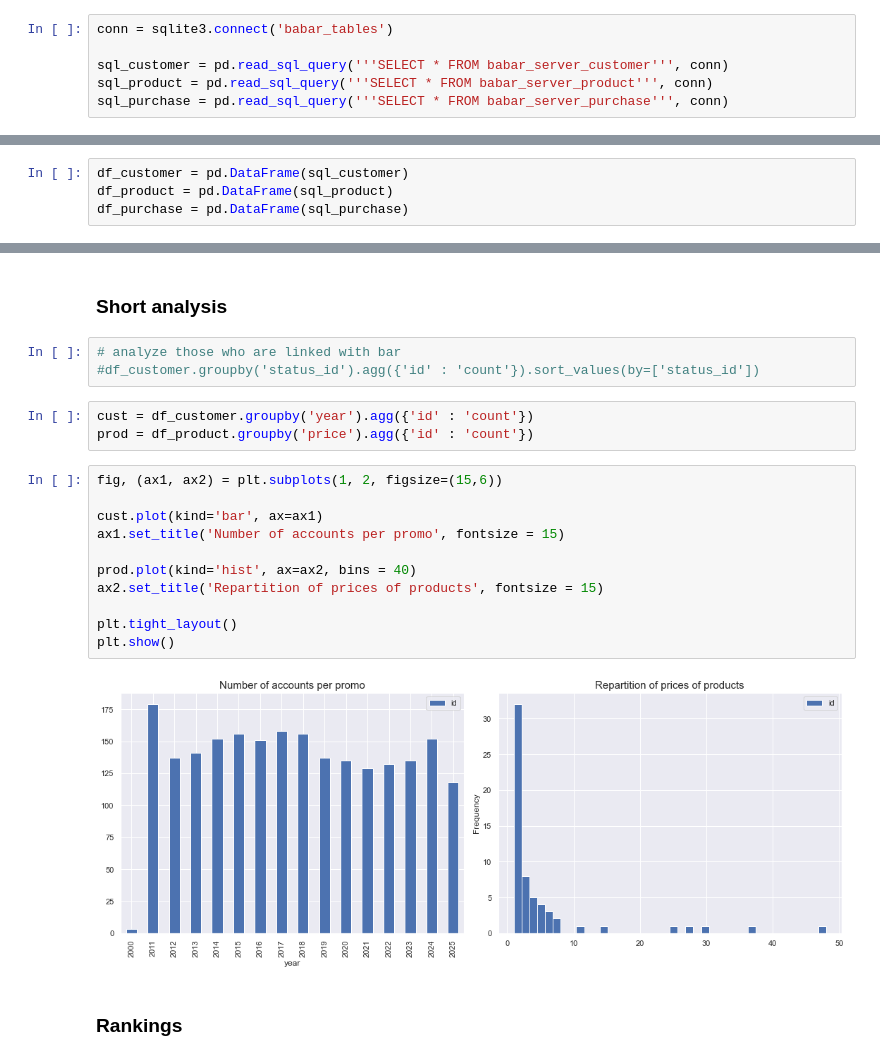
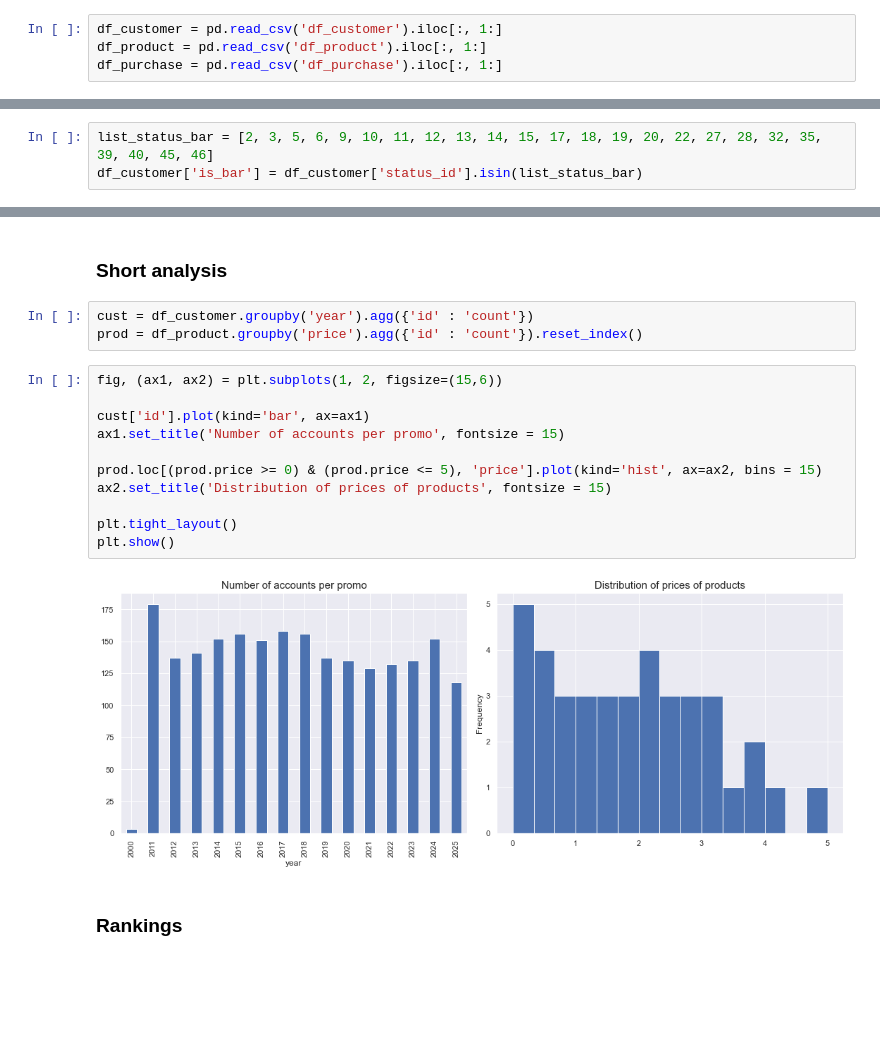
Before and after one commit to r-jaylet/babar_stats, a Jupyter notebook: analysis.ipynb, the cells around one changed output, grey strips where cells are left out. Drawn from its saved outputs; the diff is of its cells as text; blank space fills up the shorter version.

Commit message:
Data anonymization

```diff
--- a/analysis.ipynb
+++ b/analysis.ipynb
@@ -8,8 +7,6 @@ import sqlite3
 import seaborn
 seaborn.set()
 # %%
-conn = sqlite3.connect('babar_tables')
-
-sql_customer = pd.read_sql_query('''SELECT * FROM babar_server_customer''', conn)
-sql_product = pd.read_sql_query('''SELECT * FROM babar_server_product''', conn)
-sql_purchase = pd.read_sql_query('''SELECT * FROM babar_server_purchase''', conn)
+df_customer = pd.read_csv('df_customer').iloc[:, 1:]
+df_product = pd.read_csv('df_product').iloc[:, 1:]
+df_purchase = pd.read_csv('df_purchase').iloc[:, 1:]
@@ -18,5 +13,4 @@ sql_purchase = pd.read_sql_query('''SELECT * FROM babar_server_purchase''', conn
-# %%
-df_customer = pd.DataFrame(sql_customer)
-df_product = pd.DataFrame(sql_product)
-df_purchase = pd.DataFrame(sql_purchase)
+# %%
+list_status_bar = [2, 3, 5, 6, 9, 10, 11, 12, 13, 14, 15, 17, 18, 19, 20, 22, 27, 28, 32, 35, 39, 40, 45, 46]
+df_customer['is_bar'] = df_customer['status_id'].isin(list_status_bar)
 # %%
@@ -33,23 +28,20 @@ df.tail(5)
 # %% [markdown]
 ### Short analysis
-# %%
-# analyze those who are linked with bar
-#df_customer.groupby('status_id').agg({'id' : 'count'}).sort_values(by=['status_id'])
 # %%
 cust = df_customer.groupby('year').agg({'id' : 'count'})
-prod = df_product.groupby('price').agg({'id' : 'count'})
+prod = df_product.groupby('price').agg({'id' : 'count'}).reset_index()
 # %%
 fig, (ax1, ax2) = plt.subplots(1, 2, figsize=(15,6))
 
-cust.plot(kind='bar', ax=ax1)
+cust['id'].plot(kind='bar', ax=ax1)
 ax1.set_title('Number of accounts per promo', fontsize = 15)
 
-prod.plot(kind='hist', ax=ax2, bins = 40)
-ax2.set_title('Repartition of prices of products', fontsize = 15)
+prod.loc[(prod.price >= 0) & (prod.price <= 5), 'price'].plot(kind='hist', ax=ax2, bins = 15)
+ax2.set_title('Distribution of prices of products', fontsize = 15)
 
 plt.tight_layout()
 plt.show()
 # %% [output]
-[figure, old version]
+[figure, new version]
 # %% [markdown]
 ### Rankings
```
Also changed, not shown: parts of 12 cells of this notebook, 6 other files.
